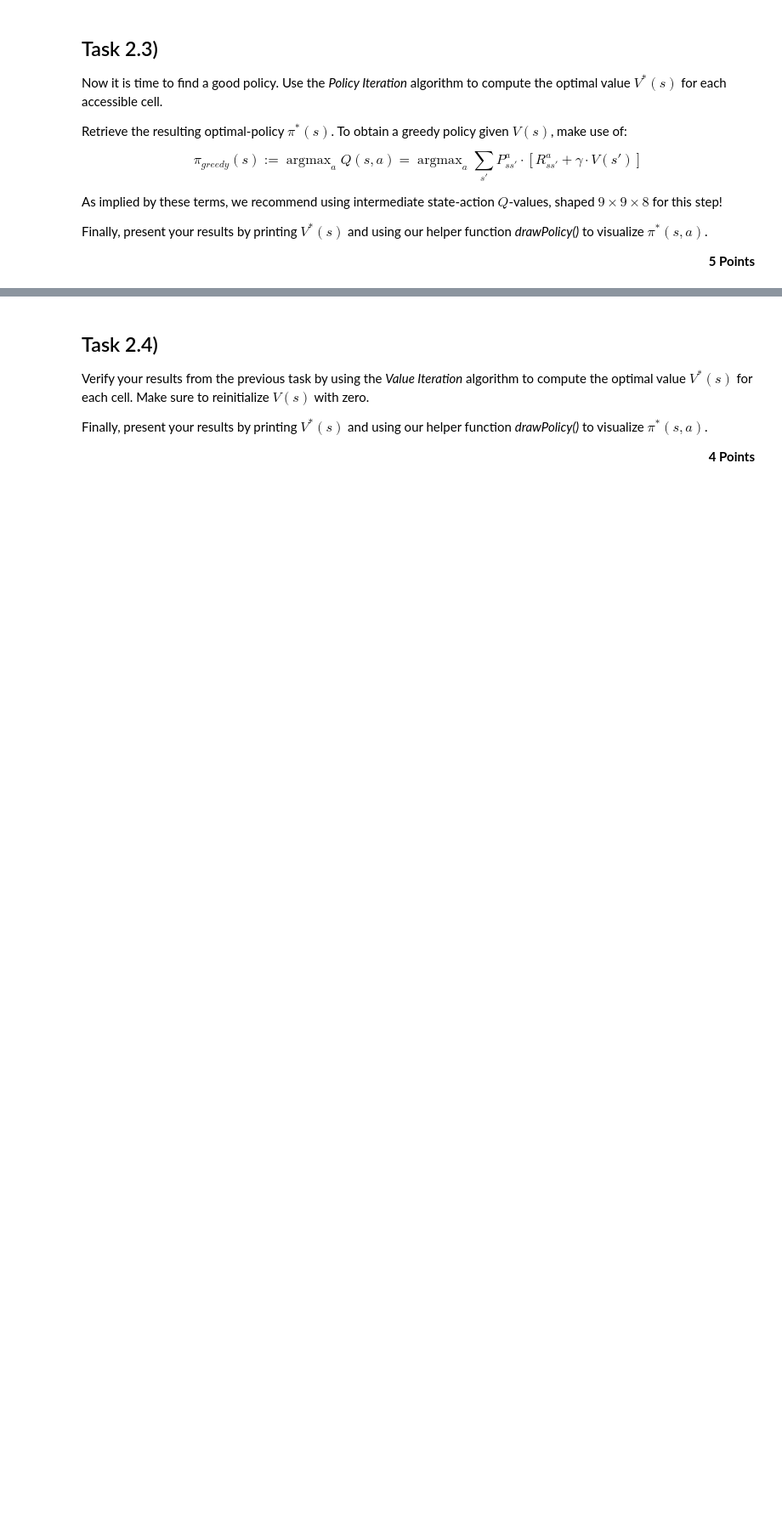
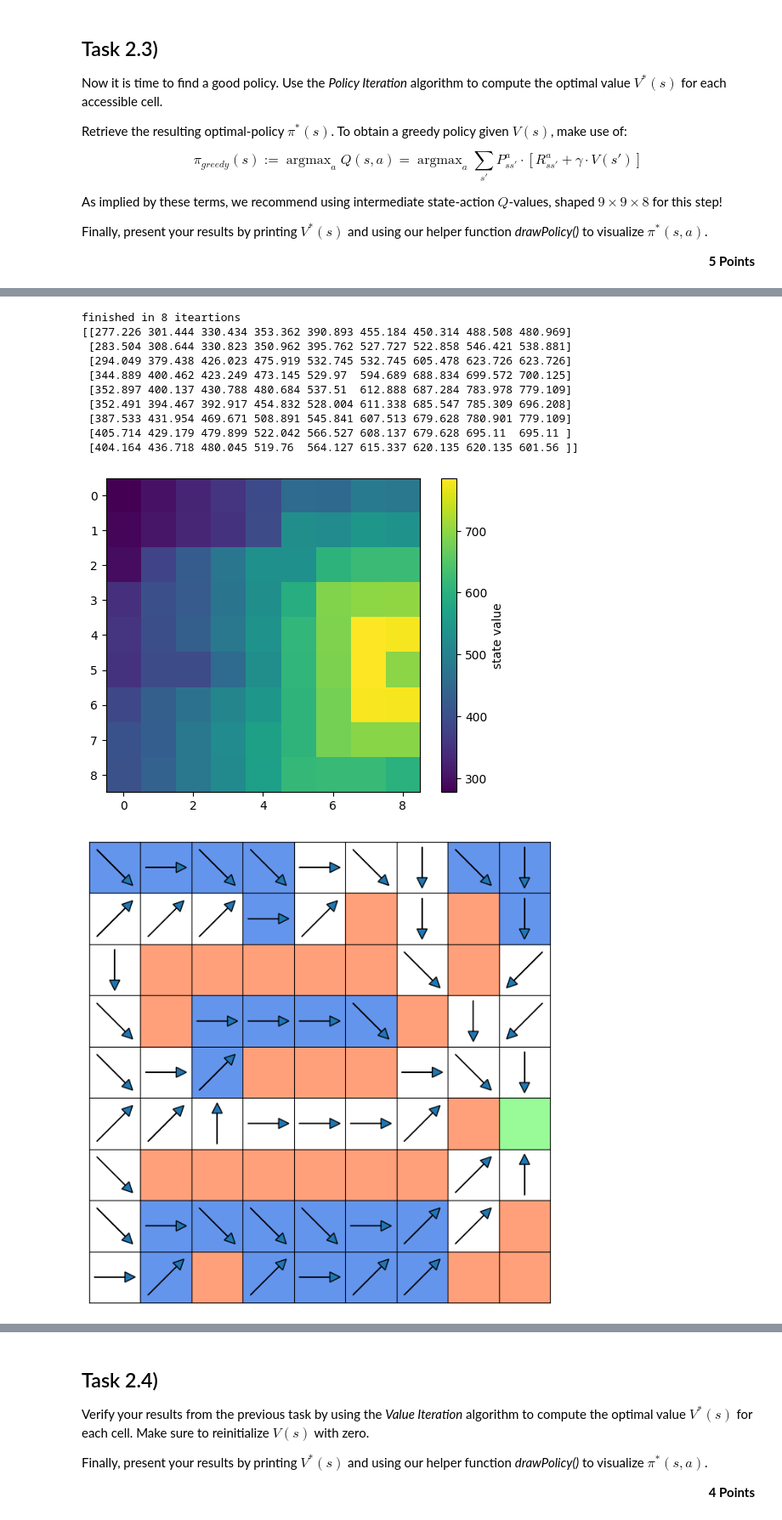
Before and after one commit to maojw2/rl-bonbon, a Jupyter notebook: RL_Assignment_02/RL_Assignment_02.ipynb, the cells around one changed output, grey strips where cells are left out. Shown: that part at 85% size. Cells and saved outputs as stored; diff of their text form; code cells hidden in the pictures; blank space fills up the shorter version.

```diff
--- a/RL_Assignment_02/RL_Assignment_02.ipynb
+++ b/RL_Assignment_02/RL_Assignment_02.ipynb
@@ -139,0 +297,57 @@ from helpers.utils import drawPolicy, drawGrid
+# %%
+def iterate_policy(
+    policy: np.typing.NDArray = random_policy(),
+    max_iterations: int = 69,
+    log: bool = True,
+) -> np.typing.NDArray:
+    """Improve the given ``policy`` using the Iterative Policy Algorithm in
+    place."""
+    for iteration in range(max_iterations):
+        evaluation = evaluate(policy)
+        new_policy = np.copy(policy)
+        for state in states:
+            y, x = state
+            action_buf = np.zeros(8)
+            for i, action in enumerate(actions):
+                val = 0
+                for new_state, reward, probability in getNextStatesRewardsAndProbabilities((y, x), action):
+                    new_y, new_x = new_state
+                    val += probability * (reward + discount * evaluation[new_y, new_x])
+                action_buf[i] = val
+
+            argmax = np.argmax(action_buf)
+            new_policy[y, x, :] *= 0
+            new_policy[y, x, argmax] = 1.0
+
+        if np.array_equal(policy, new_policy):
+            if log:
+                print(f"finished in {iteration+1} iteartions")
+            break
+        policy = new_policy
+    else:
+        if log:
+            print(f"exceeded {max_iterations} iterations")
+
+    return policy
+
+policy = iterate_policy()
+evaluation = evaluate(policy)
+evaluation_heatmap(evaluation)
+
+with np.printoptions(precision=3, suppress=True):
+    print(evaluation)
+
+drawPolicy(policy)
+# %% [output]
+finished in 8 iteartions
+[[277.226 301.444 330.434 353.362 390.893 455.184 450.314 488.508 480.969]
+ [283.504 308.644 330.823 350.962 395.762 527.727 522.858 546.421 538.881]
+ [294.049 379.438 426.023 475.919 532.745 532.745 605.478 623.726 623.726]
+ [344.889 400.462 423.249 473.145 529.97  594.689 688.834 699.572 700.125]
+ [352.897 400.137 430.788 480.684 537.51  612.888 687.284 783.978 779.109]
+ [352.491 394.467 392.917 454.832 528.004 611.338 685.547 785.309 696.208]
+ [387.533 431.954 469.671 508.891 545.841 607.513 679.628 780.901 779.109]
+ [405.714 429.179 479.899 522.042 566.527 608.137 679.628 695.11  695.11 ]
+ [404.164 436.718 480.045 519.76  564.127 615.337 620.135 620.135 601.56 ]]
+[figure, added]
+[figure, added]
```
Also changed, not shown: parts of 37 cells of this notebook.
